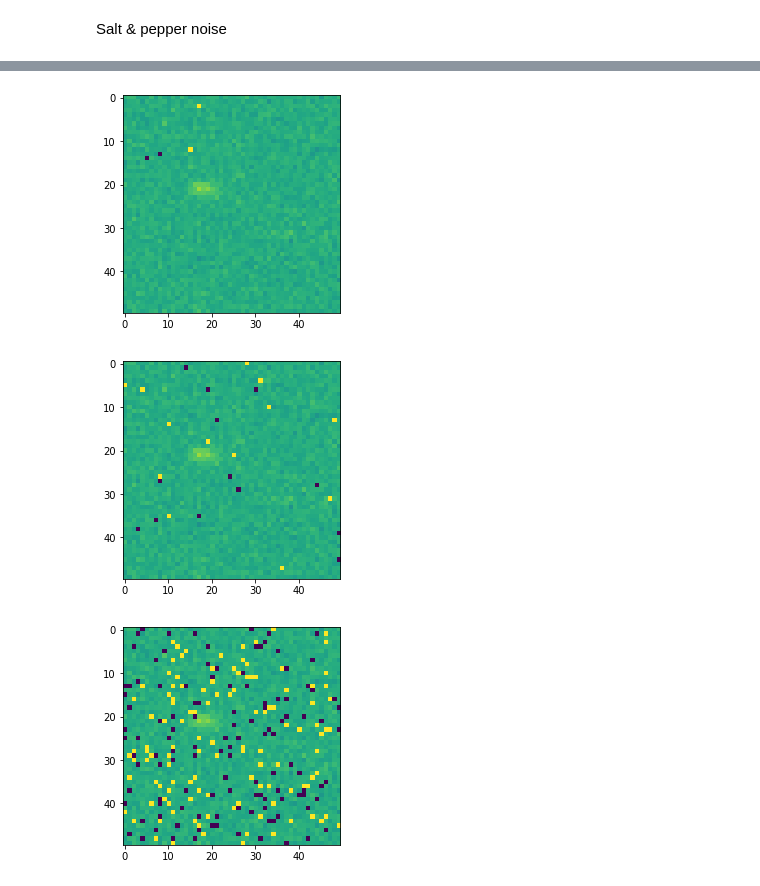
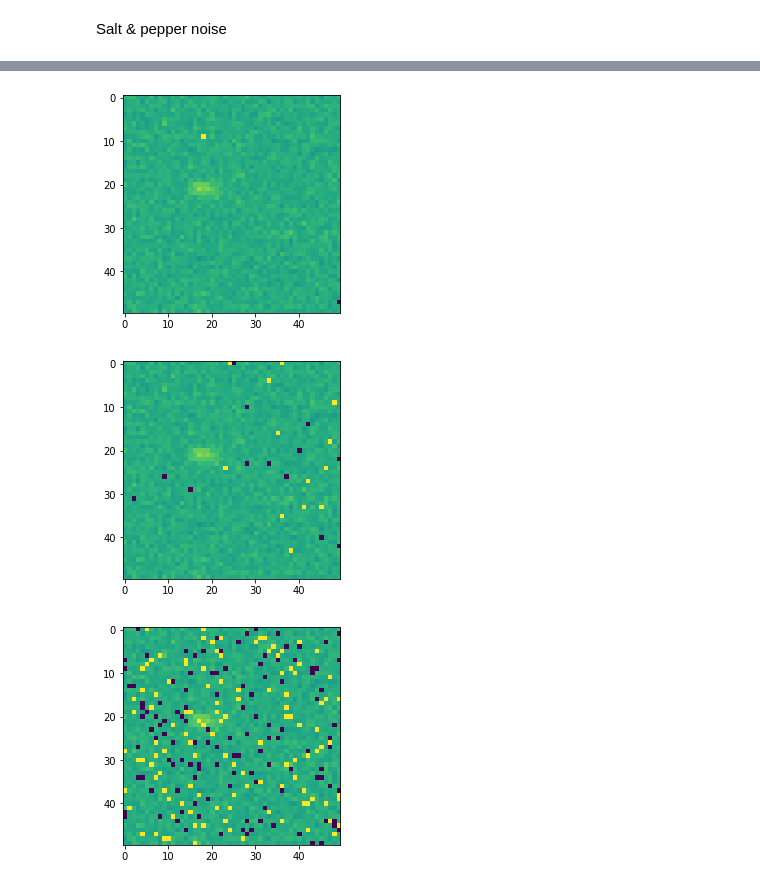
Before and after one commit to craycrayfish/adv-atk-neu, a Jupyter notebook: hc_attacks.ipynb, the cells around one changed output, grey strips where cells are left out. Cells and saved outputs as stored; diff of their text form; code cells hidden in the pictures.

Commit message:
Tried different s&p noise probabilities to find transition cutoffs.

```diff
--- a/hc_attacks.ipynb
+++ b/hc_attacks.ipynb
@@ -44,9 +44,11 @@ class ParticleClassifier():
         self.y_attacked = None
         self.predictions = None
         self.attacked_predictions = None
-        self.images_set = [self.images_train, self.images_test, self.images_attacked]
-        self.x_set = [self.x_train, self.x_test, self.x_attacked]
-        self.labels_set = [self.labels_train, self.labels_test]
+        self.misclassifications = None
+        self.x_mis_orig = None
+        self.x_mis_attacked = None
+        self.pred_mis_orig = None
+        self.pred_mis_attacked = None
 
         self.model = tf.keras.models.Sequential([
         # Note the input shape is the desired size of the image 50x50 with 1 bytes color
@@ -76,7 +78,7 @@ class ParticleClassifier():
     def __call__(self):
         return
 
-    def load_data(self, path='toy_data.csv'):
+    def load_data(self, path='data/toy_data.csv'):
         '''Loads data from path into self.labels and self.images'''
         self.path = path
         data = np.genfromtxt(path, delimiter=',')
@@ -130,7 +132,7 @@ class ParticleClassifier():
         '''Helper function that removes applies pre-processing to givem images.
         '''
         x = images.copy()
-        if filter:
+        if filters:
             x = self.pre_proc_filter(x, size=size, sigma=sigma)
         if rescale:
             x = self.pre_proc_rescale(x)
@@ -234,6 +236,11 @@ class ParticleClassifier():
         attacked_pred = np.argmax(self.model.predict(x_attacked), axis=1).astype(int)
         self.predictions = original_pred
         self.attacked_predictions = attacked_pred
+        self.misclassifications = np.invert(np.equal(original_pred, attacked_pred))
+        self.x_mis_orig = x[self.misclassifications]
+        self.x_mis_attacked = x_attacked[self.misclassifications]
+        self.pred_mis_orig = original_pred[self.misclassifications]
+        self.pred_mis_attacked = attacked_pred[self.misclassifications]
         print('Labels: {} \n Original Predictions: {} \n Attacked Predictions: {}'\
               .format(np.bincount(labels_attacked), np.bincount(original_pred), np.bincount(attacked_pred)))
         print(classification_report(original_pred, attacked_pred))
@@ -314,13 +321,31 @@ class ParticleClassifier():
           images[np.arange(images.shape[0]),loc[:,0], loc[:,1]] = 0
         return images
 
+    def add_poisson_noise(self, images, lambd):
+        '''Adds Poisson noise for a given image
+        :param images (n, x, y, 1)
+        :param lambda float'''
+        poiss = np.random.poisson(lambd, size=images.shape)
+        images = poiss + images
+        return images
+
     def print_image(self, index, image_set):
         '''Shows the nth image of an 4d image set of n images: (n, height, length, channel)'''
         plt.imshow(image_set[index,:,:,0])
         plt.show()
+        return self
+
+    def show_misclassified_images(self, index):
+         for i in index:
+             self.print_image(i, self.x_mis_orig)
+             self.print_image(i, self.x_mis_atacked)
+             print('{}, {}'.format(self.pred_mis_orig[i],
+                                   self.pred_mis_attacked[i]))
+         return self
 # %%
+path = '/content/drive/My Drive/Year 3/BSc Project/toy_data.csv'
 classifier = ParticleClassifier()\
-                .load_data('toy_data.csv')\
+                .load_data(path)\
                 .train_test_split()\
                 .pre_proc_images(train=True, test=True)\
                 .one_hot_encode_labels(train=True, test=True)\
@@ -364,7 +389,7 @@ for i in [1, 10, 100]:
 mu = 0
 sigma = 1
 classifier = ParticleClassifier()\
-                .load_data('toy_data.csv')\
+                .load_data(path)\
                 .train_test_split()\
                 .pre_proc_images(train=True, test=True, filters=False)\
                 .one_hot_encode_labels(train=True, test=True)\
@@ -557,23 +582,23 @@ weighted avg       0.53      0.32      0.26       600
 # %%
 images = classifier.images
-for i in [0.001, 0.01, 0.1]:
+for i in [0.0001, 0.01, 0.1]:
   ratio = 0.5
   prob = i
   sp_test = np.copy(images)
   salt = np.ceil(prob * ratio * images[0].size)
   pepper = np.ceil(prob * (1-ratio) * images[0].size)
 
   for i in range(int(salt)):
     loc = np.random.randint(0, images.shape[2], size=(images.shape[0], 2))
     sp_test[np.arange(images.shape[0]),loc[:,0], loc[:,1]] = images.max()
 
   for j in range(int(pepper)):
     loc = np.random.randint(0, images.shape[2], size=(images.shape[0], 2))
     sp_test[np.arange(images.shape[0]),loc[:,0], loc[:,1]] = 0
 
   plt.imshow(sp_test[0,:,:,0])
   plt.show()
 # %% [output]
-[figure, old version]
+[figure, new version]
-[figure, old version]
+[figure, new version]
-[figure, old version]
+[figure, new version]
```
Also changed, not shown: parts of 17 cells of this notebook.
